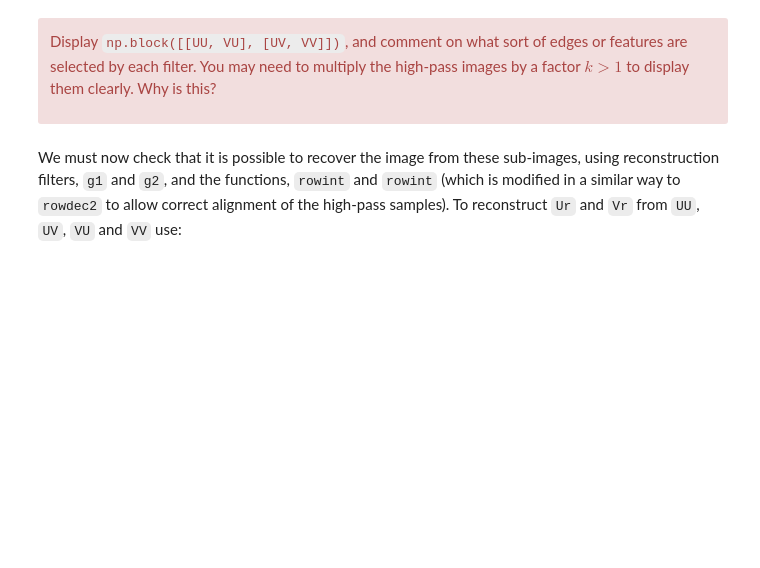
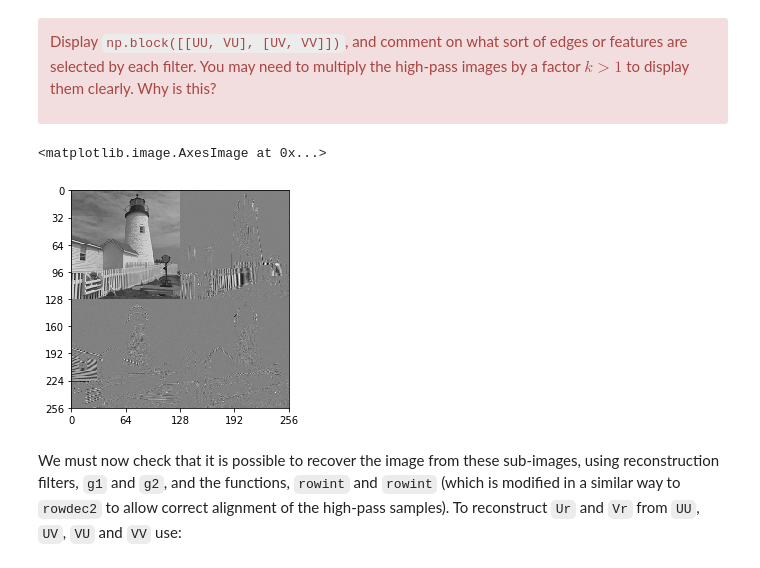
Before and after one commit to barkermrl/ImageProcessing, a Jupyter notebook: 9-dwt.ipynb, the cells around one changed output. Drawn from its saved outputs; the diff is of its cells as text; code cells hidden in the pictures; blank space fills up the shorter version.

```diff
--- a/9-dwt.ipynb
+++ b/9-dwt.ipynb
@@ -174,3 +185,14 @@ on what sort of edges or features are selected by each filter. You may need to m
+# %%
+# your code here
+fig, ax = plt.subplots()
+
+# High images have very low energy, hence need factor k
+k = 2
+
+plot_image(np.block([[UU, VU*k], [UV*k, VV*k**2]]), ax=ax)
+# %% [output]
+<matplotlib.image.AxesImage at 0x...>
+[figure, added]
 # %% [markdown]
 We must now check that it is possible to recover the image from
 these sub-images, using reconstruction filters, `g1` and `g2`, and the functions, `rowint` and `rowint` (which
```
Also changed, not shown: parts of 22 cells of this notebook, 1 other file.
